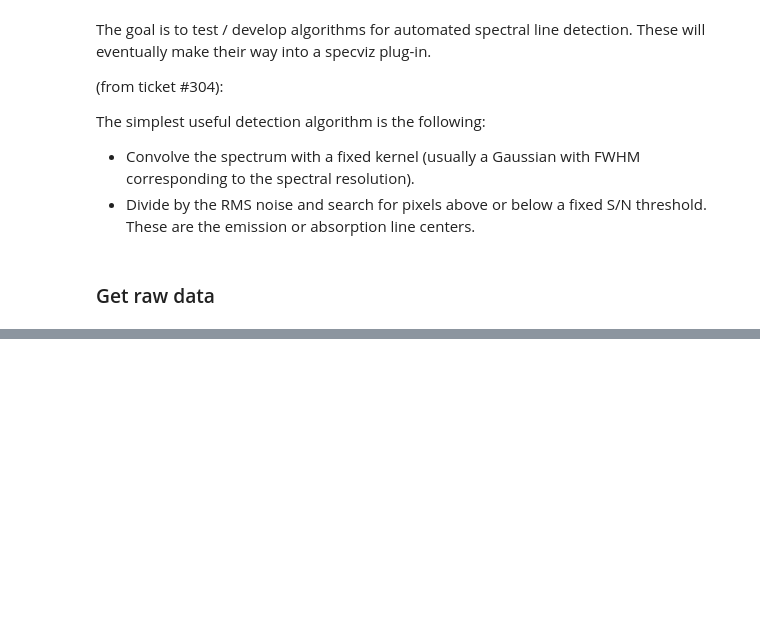
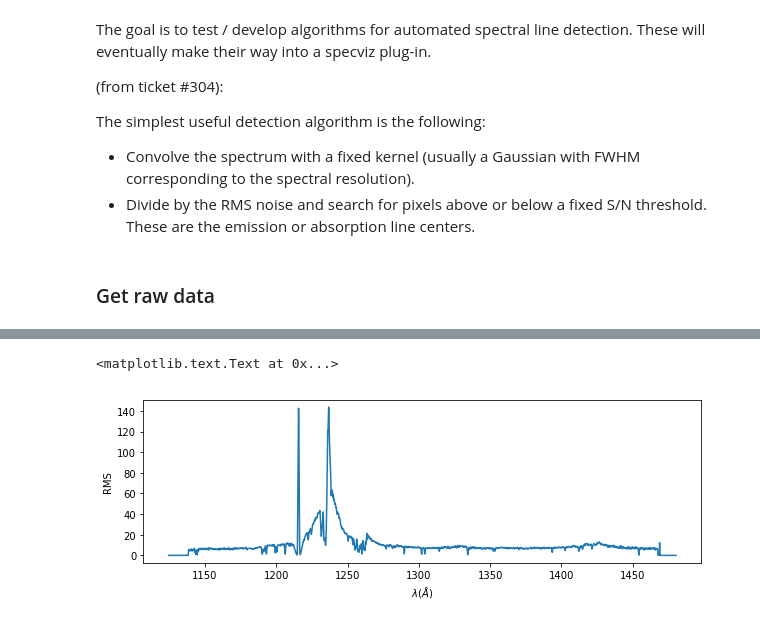
Before and after one commit to ibusko/experiments_specviz, a Jupyter notebook: experiment_feature_detection.ipynb, the cells around one changed output, grey strips where cells are left out. Saved outputs shown, nothing was run; the diff lists cells and outputs as text; code cells hidden in the pictures; blank space fills up the shorter version.

```diff
--- a/experiment_feature_detection.ipynb
+++ b/experiment_feature_detection.ipynb
@@ -71,0 +62,8 @@ plt.title("ROI 2")
+# %%
+plt.figure(figsize=SIZE)
+plt.plot(wave, normalized_flux)
+plt.xlabel(x_label)
+plt.ylabel('RMS')
+# %% [output]
+<matplotlib.text.Text at 0x...>
+[figure, added]
```
Also changed, not shown: parts of 11 cells of this notebook.
